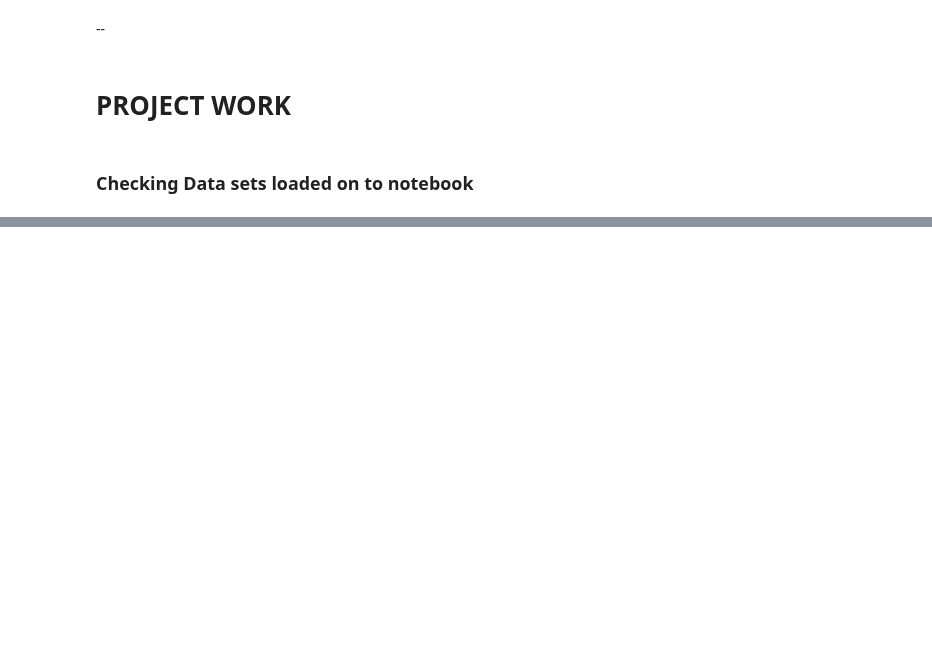
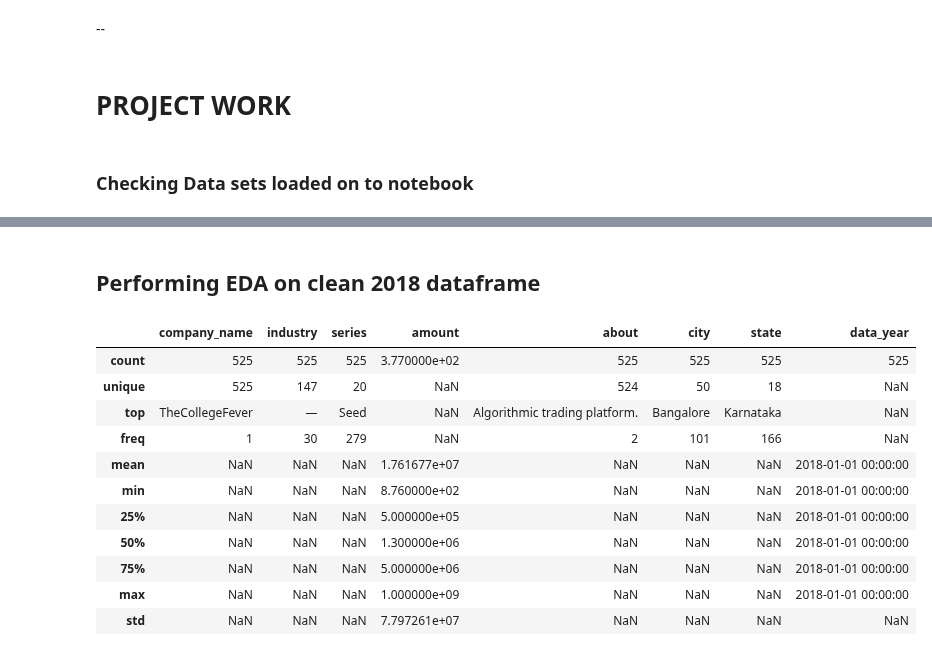
Before and after one commit to wamathaiwandeto/Indian-Startup-Ecosystem, a Jupyter notebook: project.ipynb, the cells around one changed output, grey strips where cells are left out. Saved outputs shown, nothing was run; the diff lists cells and outputs as text; code cells hidden in the pictures; blank space fills up the shorter version.

```diff
--- a/project.ipynb
+++ b/project.ipynb
@@ -305,0 +242,9 @@ sorted_duplicates.head(10)
+# %%
+# Define the value to replace the URL link
+replacement_value = 'Venture - Series Unknown'
+# Replace the URL link with the defined replacement value
+df_2018['series'] = np.where(
+    df_2018['series'].str.contains('http'),  # Check if the value contains 'http'
+    replacement_value,
+    df_2018['series']  # Keep the original value if it doesn't contain 'http'
+)
@@ -305,0 +406,19 @@ sorted_duplicates.head(10)
+# %% [markdown]
+## Performing EDA on clean 2018 dataframe
+# %%
+# 1. Summary Statistics
+summary_stats = df_2018.describe(include="all")
+summary_stats
+# %% [output]
+|  | company_name | industry | series | amount | about | city | state | data_year |
+| count | 525 | 525 | 525 | 3.770000e+02 | 525 | 525 | 525 | 525 |
+| unique | 525 | 147 | 20 | NaN | 524 | 50 | 18 | NaN |
+| top | TheCollegeFever | — | Seed | NaN | Algorithmic trading platform. | Bangalore | Karnataka | NaN |
+| freq | 1 | 30 | 279 | NaN | 2 | 101 | 166 | NaN |
+| mean | NaN | NaN | NaN | 1.761677e+07 | NaN | NaN | NaN | 2018-01-01 00:00:00 |
+| min | NaN | NaN | NaN | 8.760000e+02 | NaN | NaN | NaN | 2018-01-01 00:00:00 |
+| 25% | NaN | NaN | NaN | 5.000000e+05 | NaN | NaN | NaN | 2018-01-01 00:00:00 |
+| 50% | NaN | NaN | NaN | 1.300000e+06 | NaN | NaN | NaN | 2018-01-01 00:00:00 |
+| 75% | NaN | NaN | NaN | 5.000000e+06 | NaN | NaN | NaN | 2018-01-01 00:00:00 |
+| max | NaN | NaN | NaN | 1.000000e+09 | NaN | NaN | NaN | 2018-01-01 00:00:00 |
+| std | NaN | NaN | NaN | 7.797261e+07 | NaN | NaN | NaN | NaN |
```
Also changed, not shown: parts of 74 cells of this notebook.
